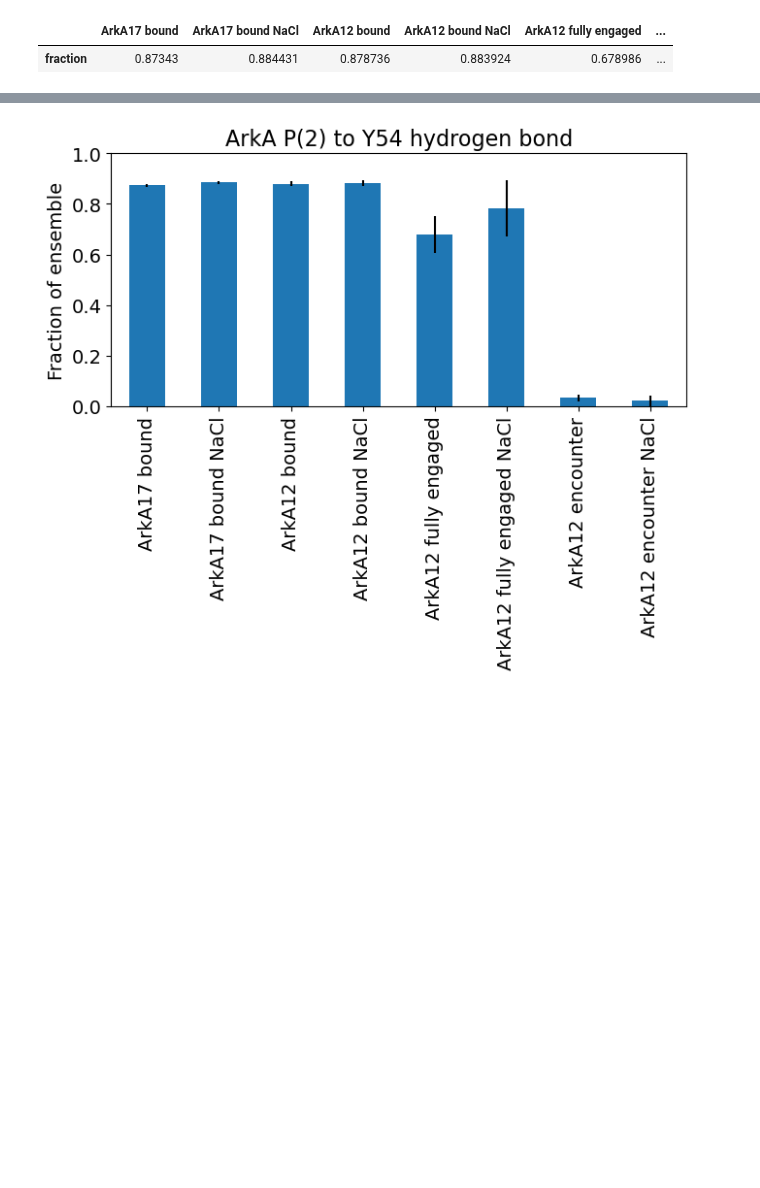
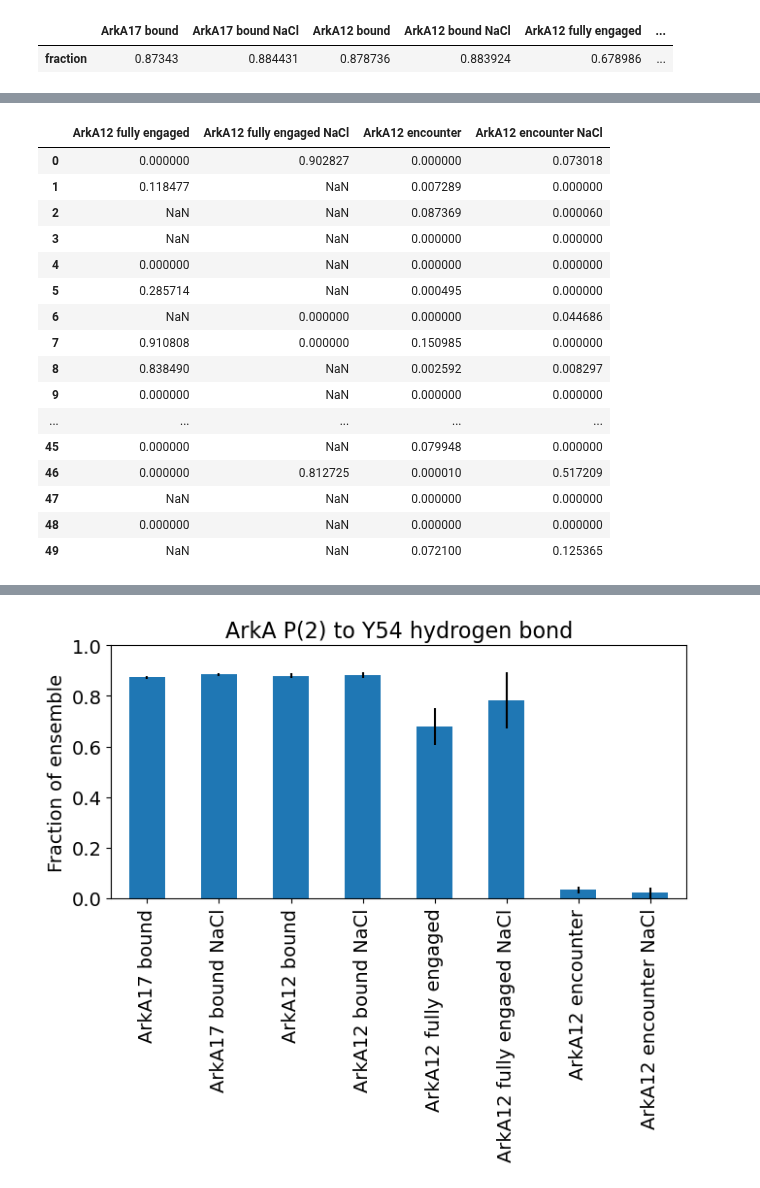
Before and after one commit to Skidmore-Computational-Biophysics-Lab/salt_paper, a Jupyter notebook: SASA_and_hbonds/hydrogen_bonding_ArkA12_ArkA17.ipynb, the cells around one changed output, grey strips where cells are left out. Cells and saved outputs as stored; diff of their text form; code cells hidden in the pictures; blank space fills up the shorter version.

```diff
--- a/hbonds/hydrogen_bonding_ArkA12_ArkA17.ipynb
+++ b/SASA_and_hbonds/hydrogen_bonding_ArkA12_ArkA17.ipynb
@@ -803,6 +814,26 @@ P2_Y54_hb_std
 # %% [output]
 |  | ArkA17 bound | ArkA17 bound NaCl | ArkA17 central 12 bound | ArkA17 central 12 bound NaCl | ArkA12 bound | ... |
 | fraction | 0.006772 | 0.004557 | NaN | NaN | 0.009357 | ... |
+# %%
+frac_by_sim
+# %% [output]
+|  | ArkA12 fully engaged | ArkA12 fully engaged NaCl | ArkA12 encounter | ArkA12 encounter NaCl |
+| 0 | 0.000000 | 0.902827 | 0.000000 | 0.073018 |
+| 1 | 0.118477 | NaN | 0.007289 | 0.000000 |
+| 2 | NaN | NaN | 0.087369 | 0.000060 |
+| 3 | NaN | NaN | 0.000000 | 0.000000 |
+| 4 | 0.000000 | NaN | 0.000000 | 0.000000 |
+| 5 | 0.285714 | NaN | 0.000495 | 0.000000 |
+| 6 | NaN | 0.000000 | 0.000000 | 0.044686 |
+| 7 | 0.910808 | 0.000000 | 0.150985 | 0.000000 |
+| 8 | 0.838490 | NaN | 0.002592 | 0.008297 |
+| 9 | 0.000000 | NaN | 0.000000 | 0.000000 |
+| ... | ... | ... | ... | ... |
+| 45 | 0.000000 | NaN | 0.079948 | 0.000000 |
+| 46 | 0.000000 | 0.812725 | 0.000010 | 0.517209 |
+| 47 | NaN | NaN | 0.000000 | 0.000000 |
+| 48 | 0.000000 | NaN | 0.000000 | 0.000000 |
+| 49 | NaN | NaN | 0.072100 | 0.125365 |
 # %%
 # determine standard error for binding simulations encounter state in NaCl
 
```
Also changed, not shown: parts of 17 cells of this notebook, 22 other files.
